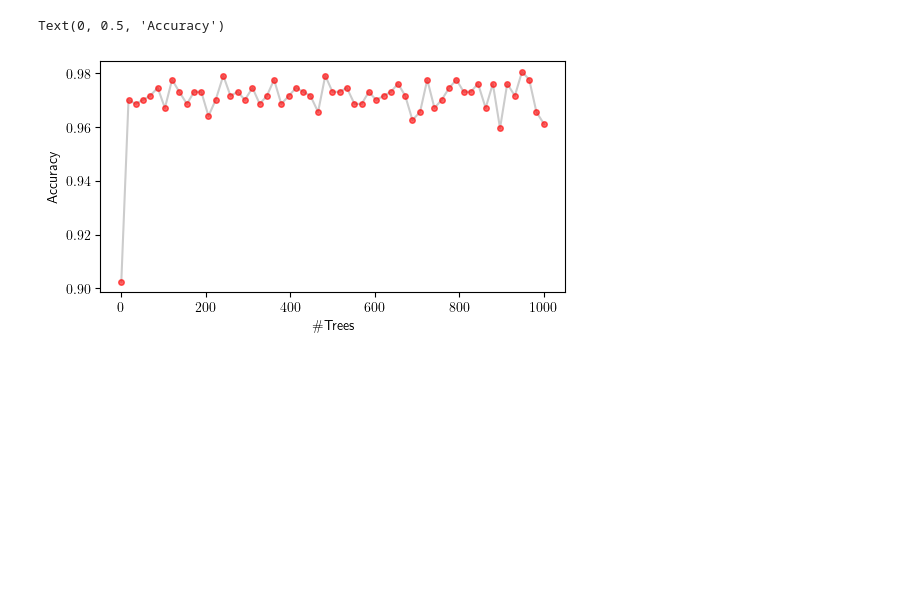
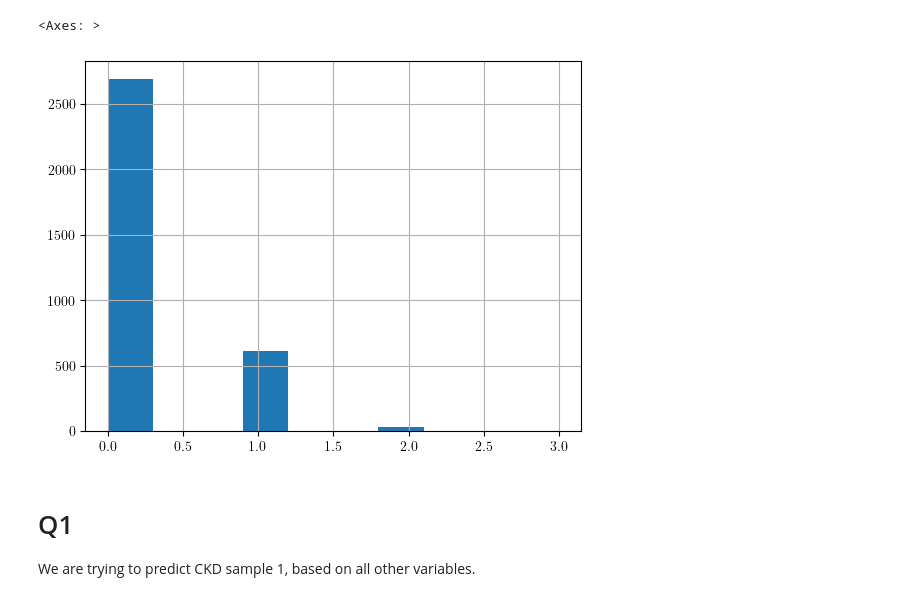
Before and after one commit to akshaysanjeevk/SysBio-course, a Jupyter notebook: HW-2-4/RandomForest.ipynb, the cells around one changed output. Saved outputs shown, nothing was run; the diff lists cells and outputs as text; code cells hidden in the pictures; blank space fills up the shorter version.

```diff
--- a/HW-2-4/RandomForest.ipynb
+++ b/HW-2-4/RandomForest.ipynb
@@ -45 +49,10 @@ def RF_wrapper(tree):
+# %%
+dataset = pd.read_csv('numeric_data_agri.csv')
+dataset['ckd_code_sample_1'].hist()
+# %% [output]
+<Axes: >
+[figure, added]
+# %% [markdown]
+# Q1
+We are trying to predict CKD sample 1, based on all other variables.
 # %%
@@ -52,16 +73,0 @@ dfnum = pd.read_csv('numeric_data_agri.csv')
-# %%
-n_tree = np.linspace(1, 1000, 59, dtype=int)
-accs = np.zeros_like(n_tree)
-
-
-accuracies = Parallel(n_jobs=-1)(
-    delayed(RF_wrapper)(tree) for tree in tqdm(n_tree)
-)
-plt.figure(figsize=(6, 3))
-plt.plot(n_tree, accuracies, '-', color='grey', alpha=.4)
-plt.plot(n_tree, accuracies, 'o', markersize=4, alpha=.6, c='red')
-plt.xlabel('\#Trees')
-plt.ylabel('Accuracy')
-# %% [output]
-Text(0, 0.5, 'Accuracy')
-[figure, removed]
```
Also changed, not shown: parts of 17 cells of this notebook, 12 other files.
